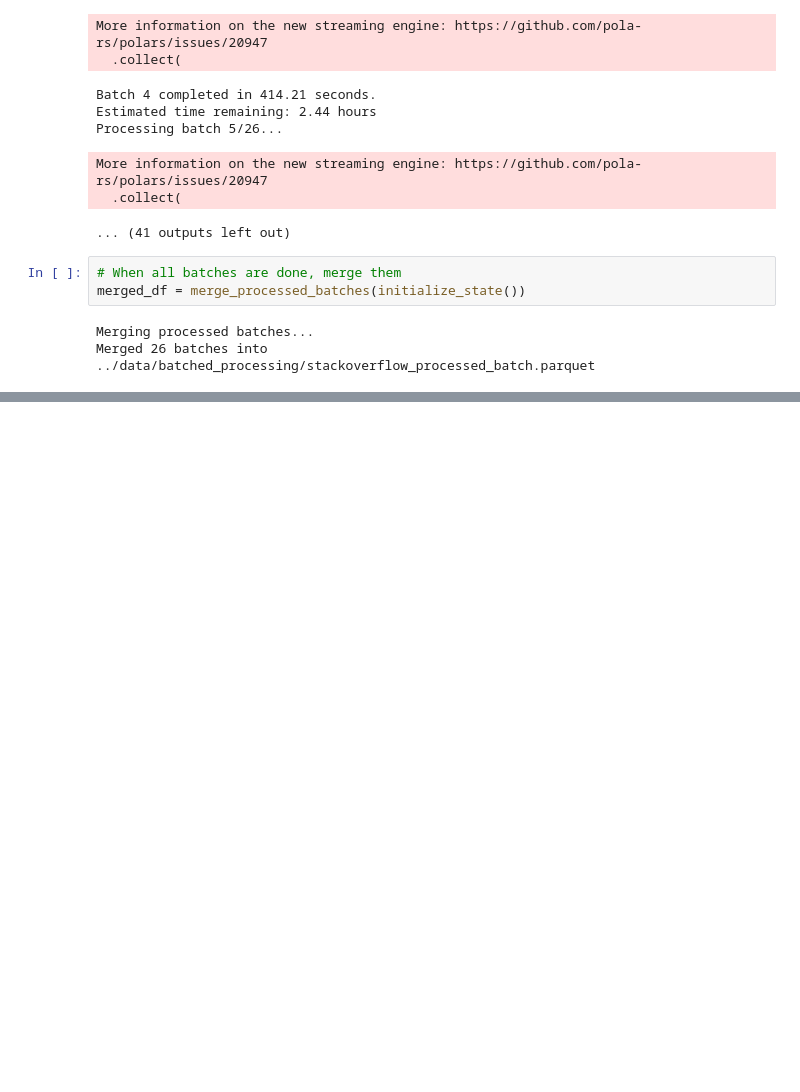
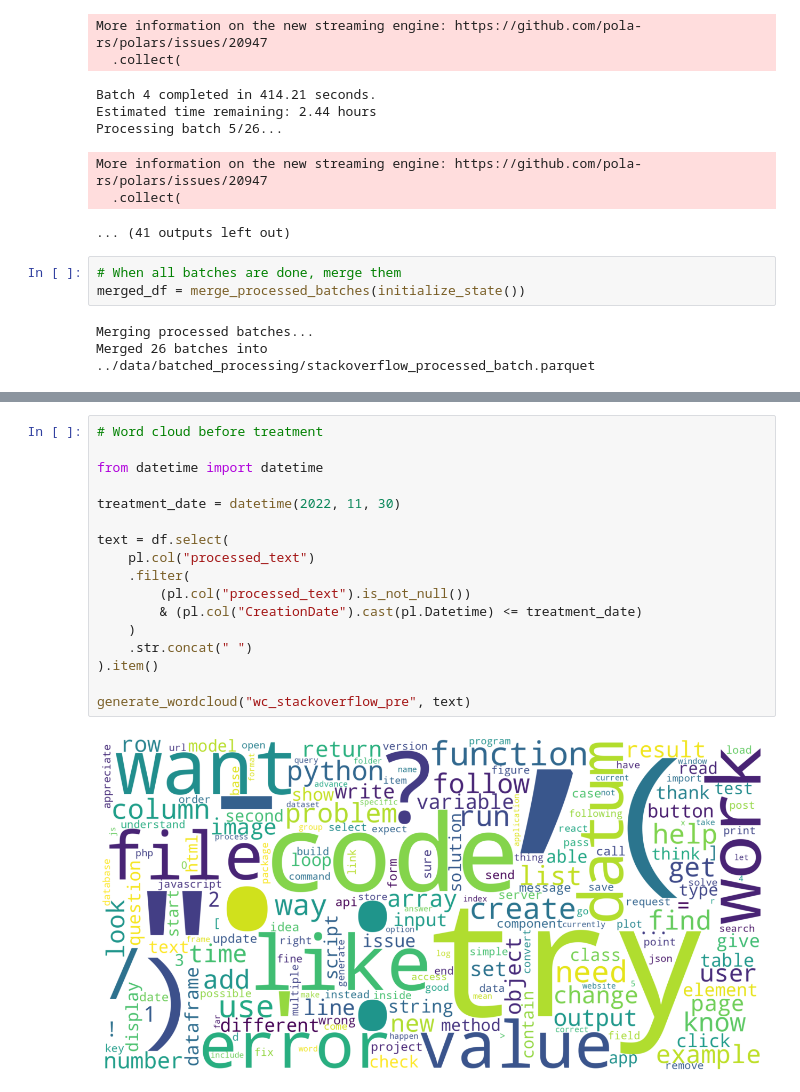
Before and after one commit to m9o8/bse_tm_final, a Jupyter notebook: code/3_1_preprocessing_batch.ipynb, the cells around one changed output, grey strips where cells are left out. Cells and saved outputs as stored; diff of their text form; blank space fills up the shorter version.

```diff
--- a/code/3_1_preprocessing_batch.ipynb
+++ b/code/3_1_preprocessing_batch.ipynb
@@ -437,0 +502,19 @@ Merged 26 batches into ../data/batched_processing/stackoverflow_processed_batch.
+# %%
+# Word cloud before treatment
+
+from datetime import datetime
+
+treatment_date = datetime(2022, 11, 30)
+
+text = df.select(
+    pl.col("processed_text")
+    .filter(
+        (pl.col("processed_text").is_not_null())
+        & (pl.col("CreationDate").cast(pl.Datetime) <= treatment_date)
+    )
+    .str.concat(" ")
+).item()
+
+generate_wordcloud("wc_stackoverflow_pre", text)
+# %% [output]
+[figure, added]
```
Also changed, not shown: parts of 11 cells of this notebook, 7 other files.
